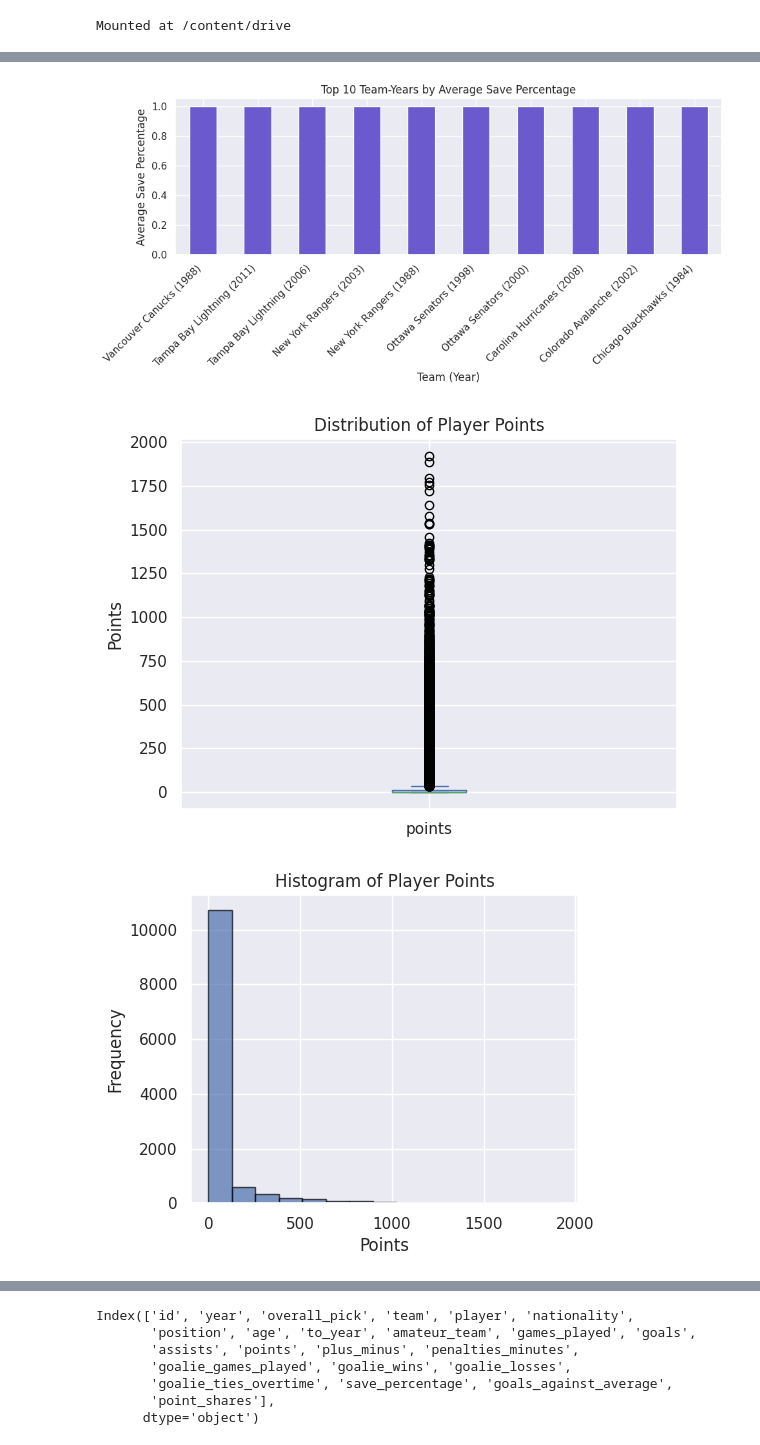
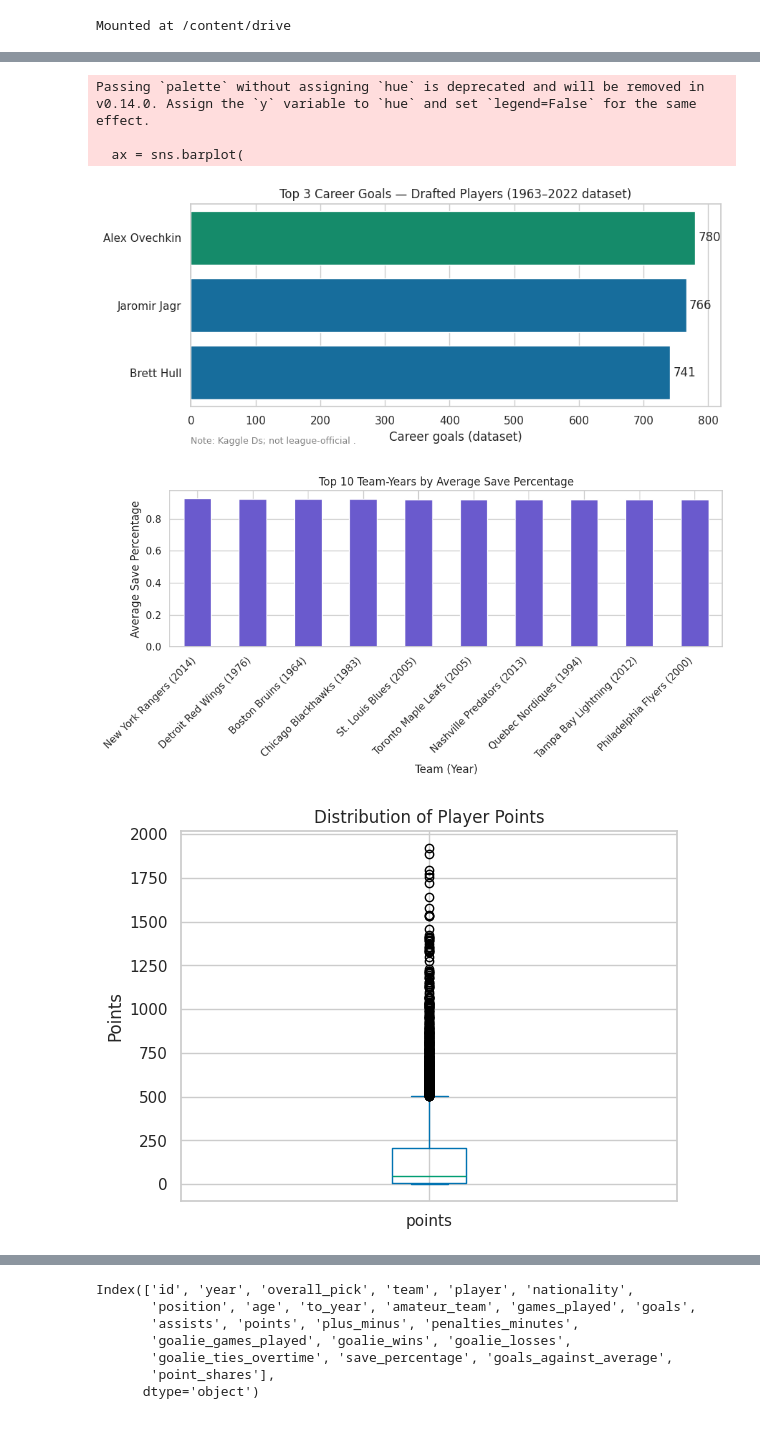
Before and after one commit to tomasdevelopment/PuckInsights, a Jupyter notebook: notebooks/sportsstatistics.ipynb, the cells around one changed output, grey strips where cells are left out. Cells and saved outputs as stored; diff of their text form; code cells hidden in the pictures.

```diff
--- a/notebooks/sportsstatistics.ipynb
+++ b/notebooks/sportsstatistics.ipynb
@@ -22,6 +22,7 @@ def clean_hockey_df(df: pd.DataFrame) -> pd.DataFrame:
     df = df.copy()
     df.columns = df.columns.str.strip()         # Clean column names
     df.dropna(how='all', inplace=True)          # Drop empty rows
+    df = df[df['points']>0]
 
     # Make sure 'points' exists and is numeric, then fill NaNs
     if 'points' in df.columns:
@@ -512,33 +570,82 @@ def plot_top_save_pct_teams_year(df, col_team='team', col_save='save_percentage'
     subset[col_save] = pd.to_numeric(subset[col_save], errors='coerce')
     subset = subset.dropna(subset=[col_save, col_team, col_year])
 
     # Compute mean save % for every (team, year) combo
     group_avg = (subset
                  .groupby([col_team, col_year])[col_save]
                  .mean()
                  .sort_values(ascending=False))
     top_group = group_avg.head(top_n)
 
     # Human-friendly x-tick labels: "Team (Year)"
     labels = [f"{team} ({year})" for (team, year) in top_group.index]
 
     ax = top_group.plot.bar(figsize=(10, 5), color='slateblue', legend=False)
     ax.set_xticklabels(labels, rotation=45, ha='right')
     ax.set_xlabel('Team (Year)')
     ax.set_ylabel('Average Save Percentage')
     ax.set_title(f'Top {top_n} Team-Years by Average Save Percentage')
     plt.tight_layout()
     plt.show()
     return ax
 
+sns.set_theme(style="whitegrid", palette="colorblind")
+HIGHLIGHT = sns.color_palette("colorblind")[2]  # accent for Ovi
+MUTED     = sns.color_palette("colorblind")[0]
+
+def top_goals_chart(df, top_n=3, highlight_name="Alex Ovechkin"):
+    d = df.copy()
+    d["goals"] = pd.to_numeric(d["goals"], errors="coerce")
+    d = d.dropna(subset=["player", "goals"])
+
+    # aggregate if multiple rows per player
+    d = d.groupby("player", as_index=False)["goals"].max()
+
+    # get top_n sorted descending
+    top = d.sort_values("goals", ascending=False).head(top_n)
+
+    # colors: highlight Ovi
+    colors = [HIGHLIGHT if p == highlight_name else MUTED for p in top["player"]]
+
+    plt.figure(figsize=(9, 4))
+    ax = sns.barplot(
+        data=top,
+        x="goals",
+        y="player",
+        orient="h",
+        palette=colors,
+        order=top.sort_values("goals", ascending=False)["player"]  # sort DESC so highest at top
+    )
+    ax.set_title(f"Top {top_n} Career Goals — Drafted Players (1963–2022 dataset)")
+    ax.set_xlabel("Career goals (dataset)")
+    ax.set_ylabel("")
+
+    for c in ax.containers:
+        ax.bar_label(c, fmt="%.0f", padding=3)
+
+    ax.text(
+        0.0, -0.15,
+        "Note: Kaggle Ds; not league-official .",
+        transform=ax.transAxes, ha="left", va="top", fontsize=9, color="gray"
+    )
+
+    plt.tight_layout()
+    plt.show()
+
+# Example call
+top_goals_chart(hockey_clean, top_n=3, highlight_name="Alex Ovechkin")
+
 # ──────────────────────────────────────────────────────────────────────────────
 # Example usage (uncomment to run):
 plot_top_save_pct_teams_year(hockey_clean)
 points_percentiles(hockey_clean)
 plot_points_box(hockey_clean)
 plot_points_hist(hockey_clean)
 plot_points_hist_kde(hockey_clean)
 # %% [output]
+Passing `palette` without assigning `hue` is deprecated and will be removed in v0.14.0. Assign the `y` variable to `hue` and set `legend=False` for the same effect.
+
+  ax = sns.barplot(
-[figure, old version]
+[figure, new version]
-[figure, old version]
+[figure, new version]
-[figure, old version]
+[figure, new version]
```
Also changed, not shown: parts of 17 cells of this notebook.
